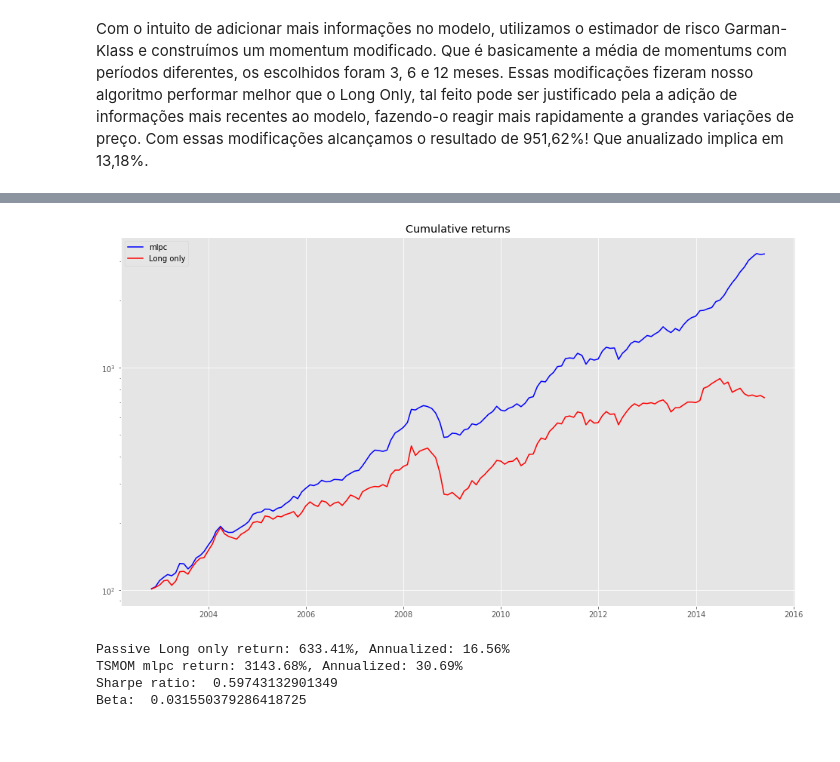
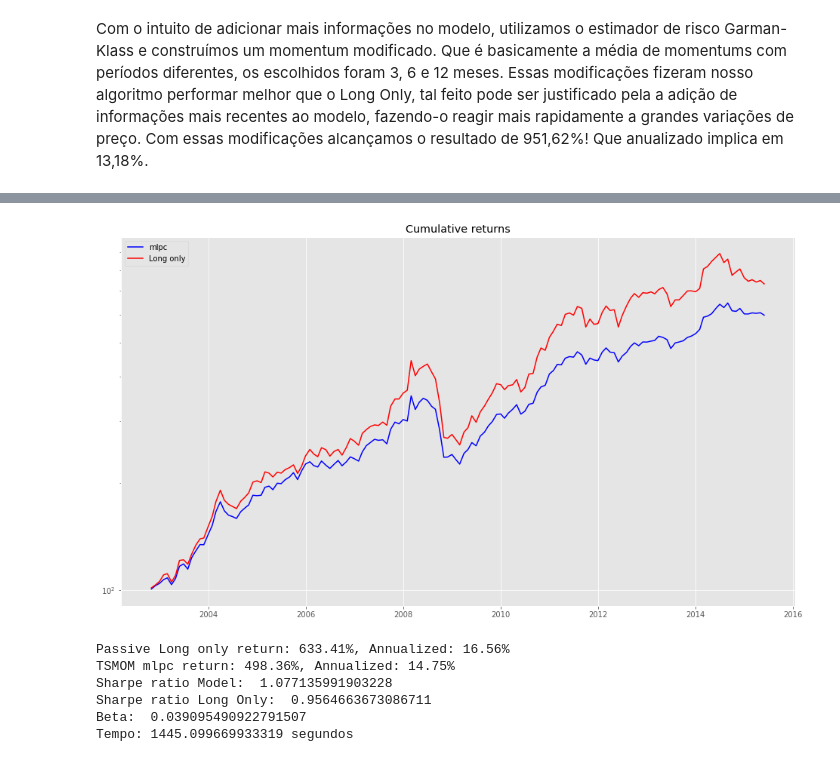
Before and after one commit to turing-usp/Momentum, a Jupyter notebook: TSMOM.ipynb, the cells around one changed output, grey strips where cells are left out. Cells and saved outputs as stored; diff of their text form; code cells hidden in the pictures.

```diff
--- a/TSMOM.ipynb
+++ b/TSMOM.ipynb
@@ -320,6 +362,7 @@ def get_feature_target(parameters, stock, date):
     train["Parkinson"] = pv_monthly.iloc[:,stock]
     train["Garman-Klass"] = gk_monthly.iloc[:,stock]
     train["Monthly Volume"] = monthly_volume_df.iloc[:,stock]
+    train["Momentum CTA"] = momentum_cta(close_df.iloc[:,stock], np.array([16, 32, 64]), np.array([48, 96, 192])).resample("BM").last().ffill()
 
     prices = close_df.iloc[:,stock]
 
@@ -329,9 +372,9 @@ def get_feature_target(parameters, stock, date):
     target = train["Returns Monthly"].shift(-1)
 
     features = train.dropna()
-    target = target.dropna().loc['2000-07-31':]
+    target = target.dropna()
 
-    return (features.iloc[:date], target.iloc[:date])
+    return (features.iloc[:date], target.iloc[:date], features.iloc[date])
 
 def ml_signal(model, parameters, date):
     """
@@ -341,22 +384,14 @@ def ml_signal(model, parameters, date):
 
     for stock in range(54):
 
-        features, target = get_feature_target(parameters, stock, date)
-
-        pred = []
-        true = []
-        mom = []
+        features, target, X_test = get_feature_target(parameters, stock, date)
 
         # **TRAIN DATA**
         # Features
-        X = features.iloc[date-36:date]
+        X = features
 
         # Target
-        y = np.sign(target.iloc[date-36:date])
-
-        # **TEST DATA**
-        # Features
-        X_test = features.iloc[-1]
+        y = np.sign(target)
 
         # Fitting the model
         model.fit(X, y)
@@ -402,7 +437,7 @@ def signal(parameters, date, passive, method="momentum"):
 
         elif method == "svc":
 
-            signal = ml_signal(SVC(), parameters, date)
+            signal = ml_signal(SVC(), parameters, date-1)
 
         elif method == "mlpc":
 
@@ -410,12 +445,22 @@ def signal(parameters, date, passive, method="momentum"):
                           alpha=1e-3,
                           activation='relu',
                           hidden_layer_sizes=(5, 3),
-                          random_state=1), parameters, date)
+                          random_state=1), parameters, date-1)
+
+        elif method == "random_forest":
+            signal = ml_signal(RandomForestClassifier(), parameters, date-1)
 
         elif method == "monkey":
 
             signal =  (np.random.randn(num_assets) < 0.5).astype(int)
 
+        elif method == "momentum_cta":
+            si = []
+            for asset in close_df.columns:
+                cta = (momentum_cta(close_df[asset], np.array([16, 32, 64]), np.array([48, 96, 192]))).resample('BM').last().ffill()[:date][-1]
+                si.append(cta)
+
+            signal = si
 
     return signal
 
@@ -480,7 +525,8 @@ def plot_backtesting(returns_model, returns_baseline, years, label_model, label_
     rp = returns_baseline - 1
 
     # Sharpe
-    sharpe = r.mean()/r.std()
+    sharpe_r = np.sqrt(12) * r.mean()/r.std()
+    sharpe_rp = np.sqrt(12) * rp.mean() / rp.std()
 
     # Beta
     beta_matrix = pd.concat([r, rp], axis =1)
@@ -492,13 +538,15 @@ def plot_backtesting(returns_model, returns_baseline, years, label_model, label_
 
     print('TSMOM ', label_model, ' return: ', round(tsmom_return,2), "%,",
          " Annualized: ", round((((100+tsmom_return)/100) ** (1/years) - 1)*100 , 2), "%", sep='')
-    print("Sharpe ratio: ", sharpe[0] )
+    print("Sharpe ratio Model: ", sharpe_r[0] )
+    print("Sharpe ratio Long Only: ", sharpe_rp[0])
     print("Beta: ", beta[0])
 
 def backtesting(parameters, vol, start_date, years, method, risk=0.4, plot=True):
     """
     Função que realiza o backtesting do algoritmo
     """
+    start_time = time.time()
 
     returns_model = []
     returns_baseline = []
@@ -526,6 +574,8 @@ def backtesting(parameters, vol, start_date, years, method, risk=0.4, plot=True)
     if plot:
         plot_backtesting(returns_model, returns_baseline, years, method, "Long only", "Cumulative returns")
 
+    print("Tempo: %s segundos" % (time.time() - start_time))
+
     return [returns_model, returns_baseline]
 # %% [markdown]
 # Backtesting
@@ -618,8 +694,10 @@ Beta:  0.018985440109935896
 # %%
-r_svc, rp_svc = backtesting(parameters, vol="garman_klass", start_date= 40, years=13, risk=0.4, method="mlpc", plot=True);
+r_mlpc, rp_mlpc = backtesting(parameters, vol="garman_klass", start_date= 40, years=13, risk=0.4, method="mlpc", plot=True);
 # %% [output]
-[figure, old version]
+[figure, new version]
 Passive Long only return: 633.41%, Annualized: 16.56%
-TSMOM mlpc return: 3143.68%, Annualized: 30.69%
-Sharpe ratio:  0.59743132901349
-Beta:  0.031550379286418725
+TSMOM mlpc return: 498.36%, Annualized: 14.75%
+Sharpe ratio Model:  1.077135991903228
+Sharpe ratio Long Only:  0.9564663673086711
+Beta:  0.039095490922791507
+Tempo: 1445.099669933319 segundos
```
Also changed, not shown: parts of 14 cells of this notebook, 1 other file.
